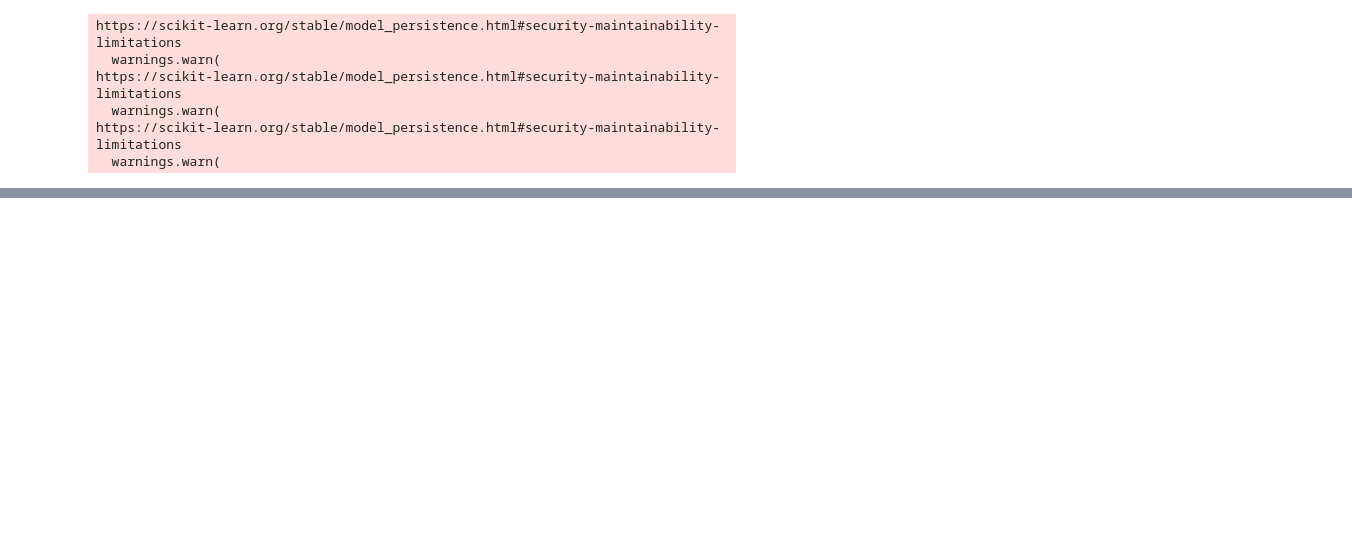
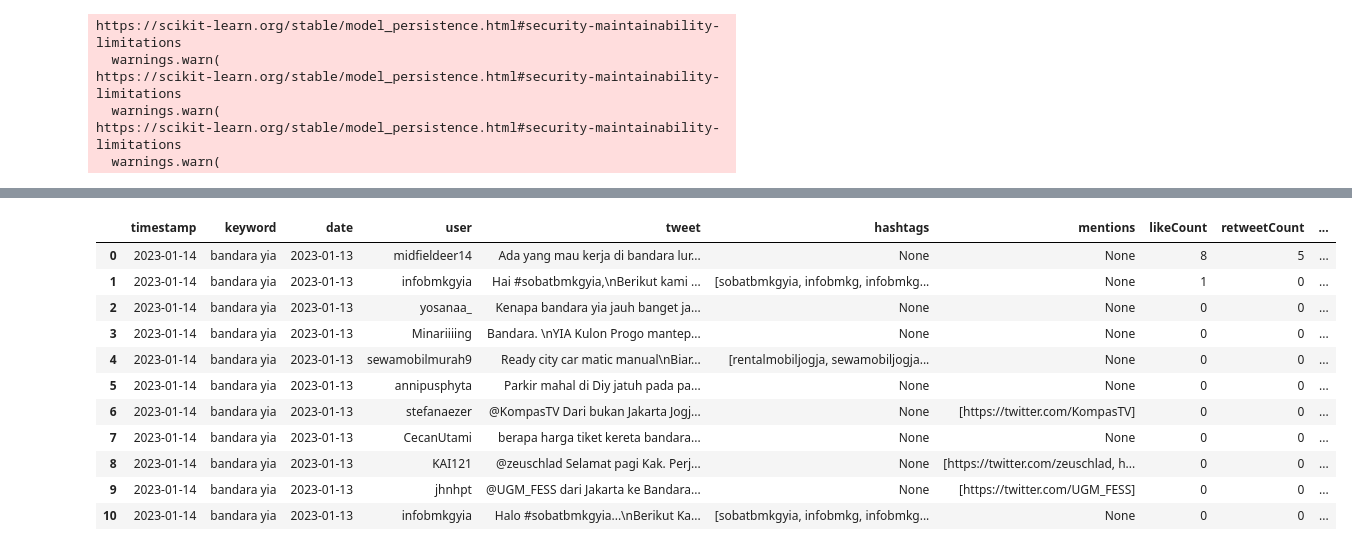
Before and after one commit to qoisoctava/sa_API, a Jupyter notebook: eksperimen_inferensi.ipynb, the cells around one changed output, grey strips where cells are left out. Drawn from its saved outputs; the diff is of its cells as text; code cells hidden in the pictures; blank space fills up the shorter version.

Commit message:
Backend Tweets + Status

```diff
--- a/eksperimen_inferensi.ipynb
+++ b/eksperimen_inferensi.ipynb
@@ -92,0 +89,6 @@ df.head()
+# %%
+df, now = scraperKey('bandara yia','2023-01-13','2023-01-14')
+topic = 'wisata jogja'
+# %%
+id = requests.get('{}/progress/id/{}'.format(APIurl,now)).json()[0]['id']
+print(id)
@@ -93,21 +97,27 @@ df.head()
+# %%
+def update(code):
+    req.put('{}/progress/update'.format(APIurl), data={'id':id,'status': code})
 # %%
+
 if df.empty:
+    update(404)
     print("Tidak ada data atau query keliru!")
 else:
-    df = df.drop_duplicates(subset=['Tweet'])
+    df = df.drop_duplicates(subset=['tweet'])
     dataset = df
+    update(2)
     #print(dataset)
     print("Sedang Membersihkan Data Twitter...")
     #gabungin hashtags
     # dataset['Hashtags'] = '-'.join(dataset['Hashtags'])
     print(datetime.now())
     print('cleaning text')
-    dataset['text_clean'] = dataset['Tweet'].apply(cleaningText)
+    dataset['text_clean'] = dataset['tweet'].apply(cleaningText)
     print(datetime.now())
     print('casefolding text')
     dataset['text_clean'] = dataset['text_clean'].apply(casefoldingText)
     dataset['text_clean'] = dataset['text_clean'].apply(normalize_alay)
-    # dataset.drop(['Tweet'], axis = 1, inplace = True)
+
     print(datetime.now())
     print('tokenizing text')
     dataset['text_preprocessed'] = dataset['text_clean'].apply(tokenizingText)
@@ -117,19 +127,20 @@ else:
     print(datetime.now())
     print('stemming text')
     dataset['text_preprocessed'] = dataset['text_preprocessed'].apply(stemmingText)
+    dataset["popularityScore"] = (dataset["likeCount"] + dataset["retweetCount"] + dataset["replyCount"])/3
     print("Selesai Membersihkan Data Twitter :)")
     print(datetime.now())
-    print(dataset)
-    cleanData = dataset
 
         ###################################
         ###      SENTIMENT ANALYSIS     ###
         ###################################
 
     print("Sedang Menganalisis Sentimen Publik...")
+    update(3)
+
     print(datetime.now())
     # Make text preprocessed (tokenized) to untokenized with toSentence Function
-    X = cleanData['text_preprocessed'].apply(toSentence)
+    X = dataset['text_preprocessed'].apply(toSentence)
     X = tfidf_vectorizer.transform(X.values)
 
     # e = X.toarray()
@@ -174,20 +185,17 @@ else:
     # extra_X = sparse.csr_matrix(extra_X)
 
     y_pred = model.predict(X)
-    cleanData['Result Prediction'] = y_pred
+    dataset['sentiment'] = y_pred
 
     polarity_decode = {0 : 'Negative', 1 : 'Neutral', 2 : 'Positive'}
-    cleanData['Result Prediction'] = cleanData['Result Prediction'].map(polarity_decode)
+    dataset['sentiment'] = dataset['sentiment'].map(polarity_decode)
     print("Selesai Menganalisis Sentimen Publik :)")
+
     print(datetime.now())
-    print(cleanData[['text_clean','Result Prediction']])
-    #print('OK')
-    print(cleanData)
-    cleanData['Date'] = pd.to_datetime(cleanData['Date']).dt.date
-    cleanData['Date']=cleanData['Date'].astype(str)
 
-    print(cleanData.dtypes)
-    # data_dict = cleanData.to_dict(orient='records')
-    # print(data_dict)
+    dataset['date'] = pd.to_datetime(dataset['date']).dt.date
+    dataset['date']=dataset['date'].astype(str)
+
+    print(dataset.dtypes)
 # %% [output]
 Sedang Membersihkan Data Twitter...
@@ -209,0 +238,16 @@ dtype: object
+# %%
+df = dataset[['timestamp', 'keyword', 'date', 'user', 'tweet', 'hashtags', 'mentions', 'likeCount', 'retweetCount', 'replyCount','popularityScore',  'sentiment']]
+df
+# %% [output]
+|  | timestamp | keyword | date | user | tweet | hashtags | mentions | likeCount | retweetCount | ... |
+| 0 | 2023-01-14 | bandara yia | 2023-01-13 | midfieldeer14 | Ada yang mau kerja di bandara lur... | None | None | 8 | 5 | ... |
+| 1 | 2023-01-14 | bandara yia | 2023-01-13 | infobmkgyia | Hai #sobatbmkgyia,\nBerikut kami ... | [sobatbmkgyia, infobmkg, infobmkg... | None | 1 | 0 | ... |
+| 2 | 2023-01-14 | bandara yia | 2023-01-13 | yosanaa_ | Kenapa bandara yia jauh banget ja... | None | None | 0 | 0 | ... |
+| 3 | 2023-01-14 | bandara yia | 2023-01-13 | Minariiiing | Bandara. \nYIA Kulon Progo mantep... | None | None | 0 | 0 | ... |
+| 4 | 2023-01-14 | bandara yia | 2023-01-13 | sewamobilmurah9 | Ready city car matic manual\nBiar... | [rentalmobiljogja, sewamobiljogja... | None | 0 | 0 | ... |
+| 5 | 2023-01-14 | bandara yia | 2023-01-13 | annipusphyta | Parkir mahal di Diy jatuh pada pa... | None | None | 0 | 0 | ... |
+| 6 | 2023-01-14 | bandara yia | 2023-01-13 | stefanaezer | @KompasTV Dari bukan Jakarta Jogj... | None | [https://twitter.com/KompasTV] | 0 | 0 | ... |
+| 7 | 2023-01-14 | bandara yia | 2023-01-13 | CecanUtami | berapa harga tiket kereta bandara... | None | None | 0 | 0 | ... |
+| 8 | 2023-01-14 | bandara yia | 2023-01-13 | KAI121 | @zeuschlad Selamat pagi Kak. Perj... | None | [https://twitter.com/zeuschlad, h... | 0 | 0 | ... |
+| 9 | 2023-01-14 | bandara yia | 2023-01-13 | jhnhpt | @UGM_FESS dari Jakarta ke Bandara... | None | [https://twitter.com/UGM_FESS] | 0 | 0 | ... |
+| 10 | 2023-01-14 | bandara yia | 2023-01-13 | infobmkgyia | Halo #sobatbmkgyia...\nBerikut Ka... | [sobatbmkgyia, infobmkg, infobmkg... | None | 0 | 0 | ... |
```
Also changed, not shown: parts of 15 cells of this notebook, 11 other files.
